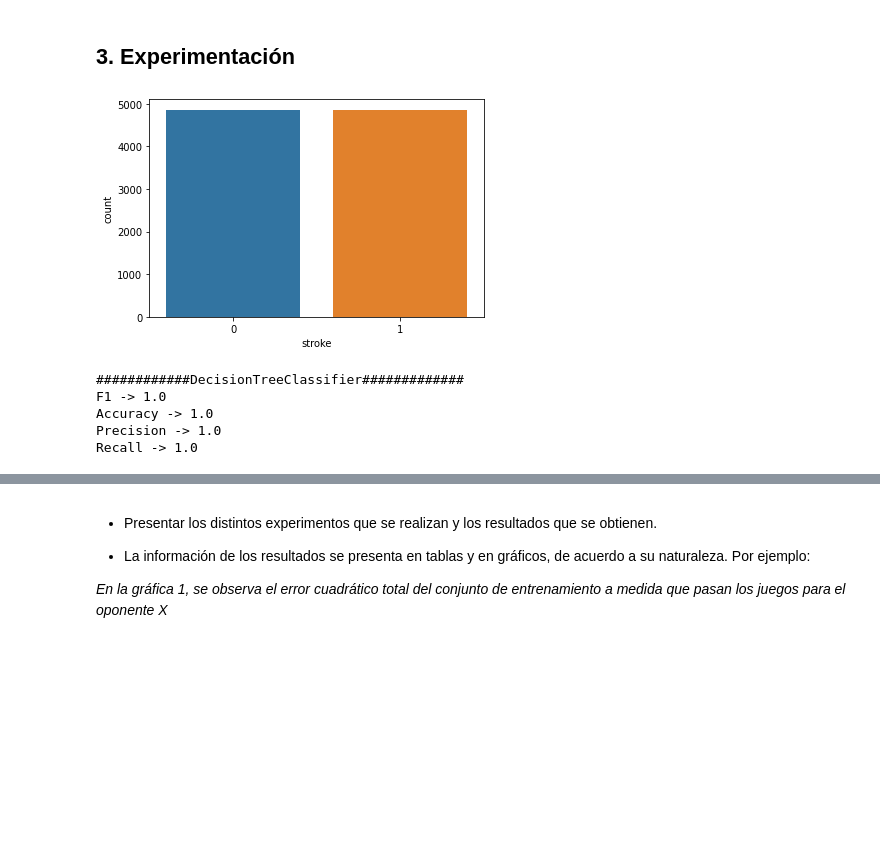
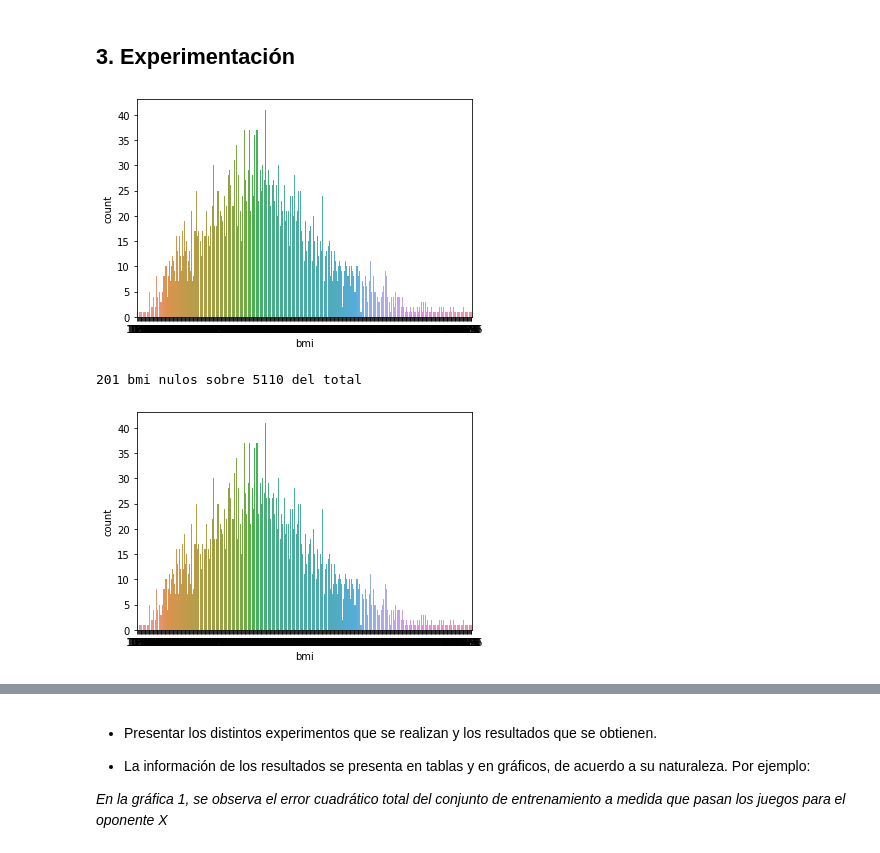
Before and after one commit to Gabito2000/Arboles-de-decision-ID3, a Jupyter notebook: G02_Informe_l2.ipynb, the cells around one changed output, grey strips where cells are left out. Cells and saved outputs as stored; diff of their text form; code cells hidden in the pictures; blank space fills up the shorter version.

```diff
--- a/G02_Informe_l2.ipynb
+++ b/G02_Informe_l2.ipynb
@@ -48,63 +47,22 @@ from sklearn.metrics import f1_score as f1
 from sklearn.metrics import accuracy_score as acc
 from sklearn.metrics import precision_score as precision
 from sklearn.metrics import recall_score as recall
+import math
 
 #Carga de datos y prueba con sicklearn:
 
 df = pd.read_csv("./healthcare-dataset-stroke-data.csv")
-
-""""
-sns.countplot(data = df, x="gender")
-plt.show()
-sns.countplot(data = df, x="work_type")
-plt.show()
-sns.countplot(data = df, x="Residence_type")
-plt.show()
-sns.countplot(data = df, x="smoking_status")
-plt.show()
-"""
-
-media = stat.median(df['bmi'])
-df['bmi'] = df['bmi'].replace(['N/A'], [media])
-
-df['bmi'] = df['bmi'].fillna(media)
-df['ever_married'] = df['ever_married'].replace(['Yes', 'No'], [1,0])
-df['gender'] = df['gender'].replace(['Male', 'Female', 'Other'], [0,1,2])
-df['work_type'] = df['work_type'].replace(['Private', 'Self-employed', 'Govt_job', 'children', 'Never_worked'], [0,1,2,3,4])
-df['Residence_type'] = df['Residence_type'].replace(['Urban', 'Rural'], [1,0])
-df['smoking_status'] = df['smoking_status'].replace(['formerly smoked', 'never smoked', 'smokes', 'Unknown'], [0,1,2,3])
-
-ros = oversampler(random_state=42)
-X = df[["gender", "age", "hypertension", "heart_disease", "ever_married", "work_type", "Residence_type",
-        "avg_glucose_level", "bmi", "smoking_status"]]
-Y = df.stroke
-X, Y = ros.fit_resample(X,Y)
-
-df = X
-df["stroke"] = Y
-
-sns.countplot(data = df, x="stroke")
-plt.show()
-
-
-#1022 test size porque es el 20%, 5110 datos en total
-X_train, X_test, Y_train, Y_test = train_test_split(X, Y, test_size=1022, random_state=42)
-
-
-dt_clf = tree.DecisionTreeClassifier()
-dt_clf = dt_clf.fit(X_train, Y_train)
-
-Y_pred = dt_clf.predict (X_test)
-
-print("############DecisionTreeClassifier#############")
-print("F1 -> "+str(f1 (Y_test, Y_pred)))
-print("Accuracy -> "+str(acc (Y_test, Y_pred)))
-print("Precision -> "+str(precision (Y_test, Y_pred)))
-print("Recall -> "+str(recall (Y_test, Y_pred)))
-# %% [output]
-[figure, removed]
-############DecisionTreeClassifier#############
-F1 -> 1.0
-Accuracy -> 1.0
-Precision -> 1.0
-Recall -> 1.0
+# %%
+#distribucion campo bmi
+sns.countplot(data = df, x="bmi")
+plt.show()
+#analisamos a cantidad de nan:
+print(f"{len(df[df['bmi'].isna()])} bmi nulos sobre {len(df)} del total")
+
+df = df.dropna(subset=['bmi'])
+sns.countplot(data = df, x="bmi")
+plt.show()
+# %% [output]
+[figure, added]
+201 bmi nulos sobre 5110 del total
+[figure, added]
```
Also changed, not shown: parts of 11 cells of this notebook.
